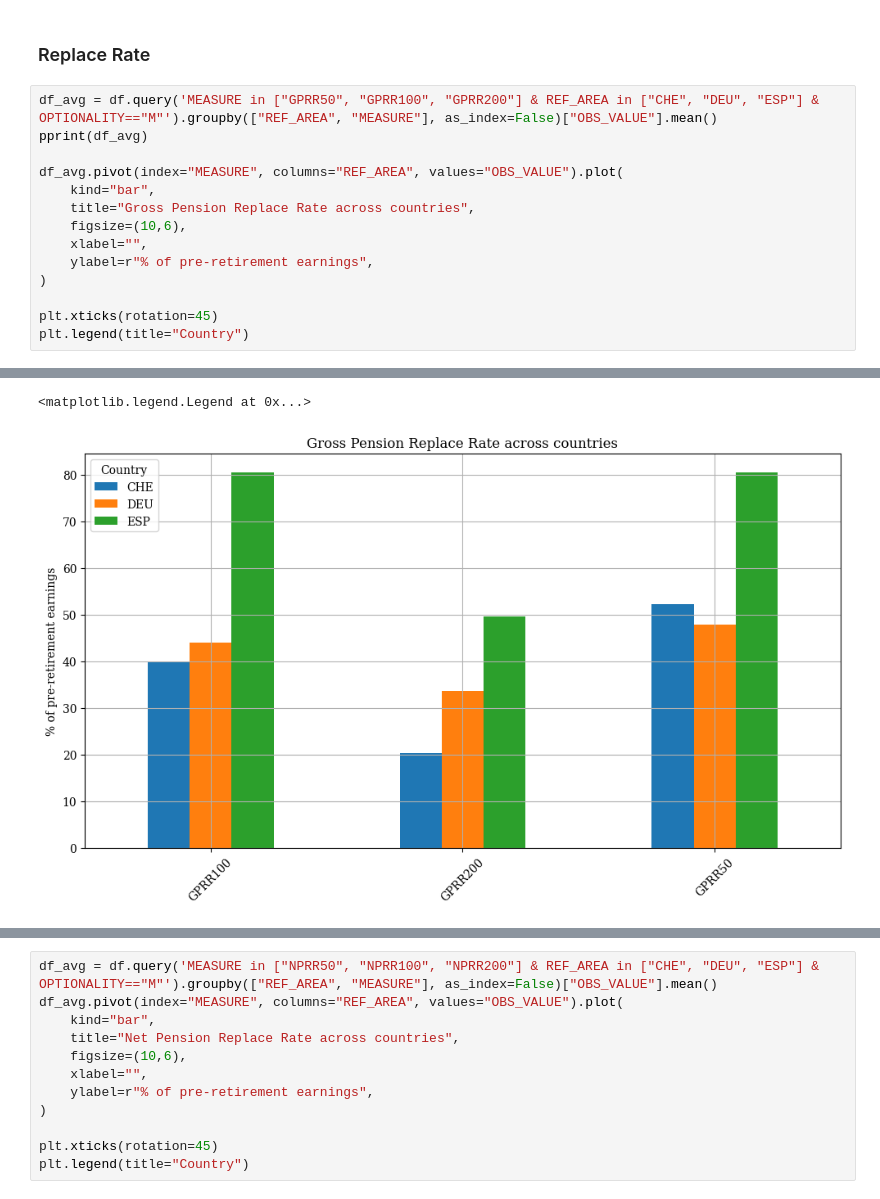
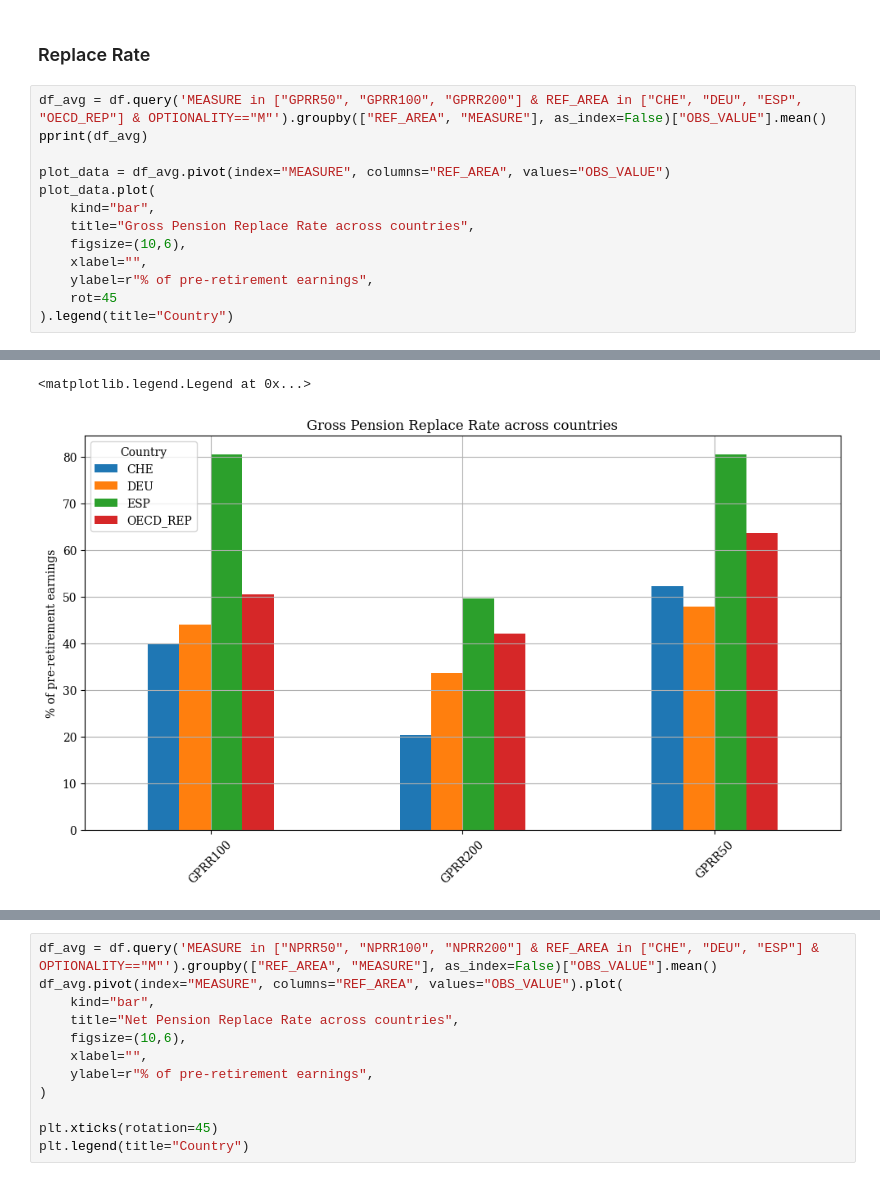
Before and after one commit to MiguelPuntoEs/hesperides-pensiones, a Jupyter notebook: pensiones.ipynb, the cells around one changed output, grey strips where cells are left out. Drawn from its saved outputs; the diff is of its cells as text.

```diff
--- a/pensiones.ipynb
+++ b/pensiones.ipynb
@@ -99,17 +168,16 @@ df = get_oecd_data(id)#[["OBS_VALUE", "REF_AREA", "SEX", "MEASURE"]]
 # %% [markdown]
 ### Replace Rate
 # %%
-df_avg = df.query('MEASURE in ["GPRR50", "GPRR100", "GPRR200"] & REF_AREA in ["CHE", "DEU", "ESP"] & OPTIONALITY=="M"').groupby(["REF_AREA", "MEASURE"], as_index=False)["OBS_VALUE"].mean()
+df_avg = df.query('MEASURE in ["GPRR50", "GPRR100", "GPRR200"] & REF_AREA in ["CHE", "DEU", "ESP", "OECD_REP"] & OPTIONALITY=="M"').groupby(["REF_AREA", "MEASURE"], as_index=False)["OBS_VALUE"].mean()
 pprint(df_avg)
 
-df_avg.pivot(index="MEASURE", columns="REF_AREA", values="OBS_VALUE").plot(
+plot_data = df_avg.pivot(index="MEASURE", columns="REF_AREA", values="OBS_VALUE")
+plot_data.plot(
     kind="bar",
     title="Gross Pension Replace Rate across countries",
     figsize=(10,6),
     xlabel="",
     ylabel=r"% of pre-retirement earnings",
-)
-
-plt.xticks(rotation=45)
-plt.legend(title="Country")
+    rot=45
+).legend(title="Country")
 # %% [output]
@@ -126,2 +197,2 @@ plt.legend(title="Country")
 <matplotlib.legend.Legend at 0x...>
-[figure, old version]
+[figure, new version]
```
Also changed, not shown: parts of 10 cells of this notebook.
